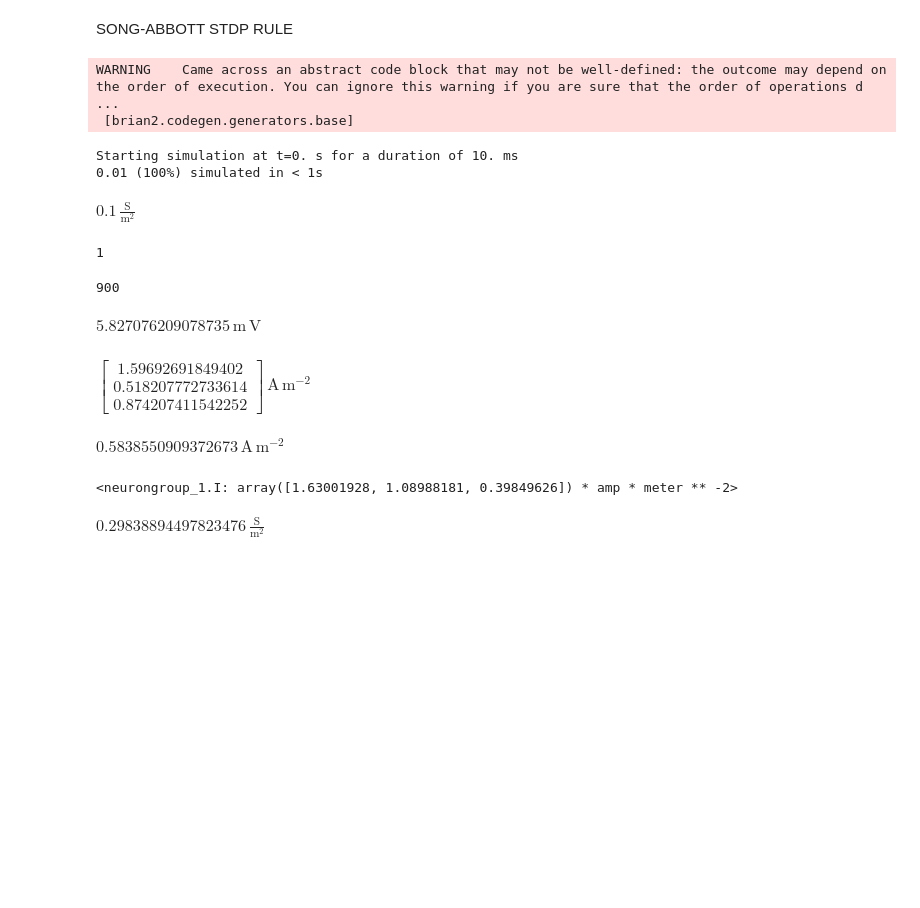
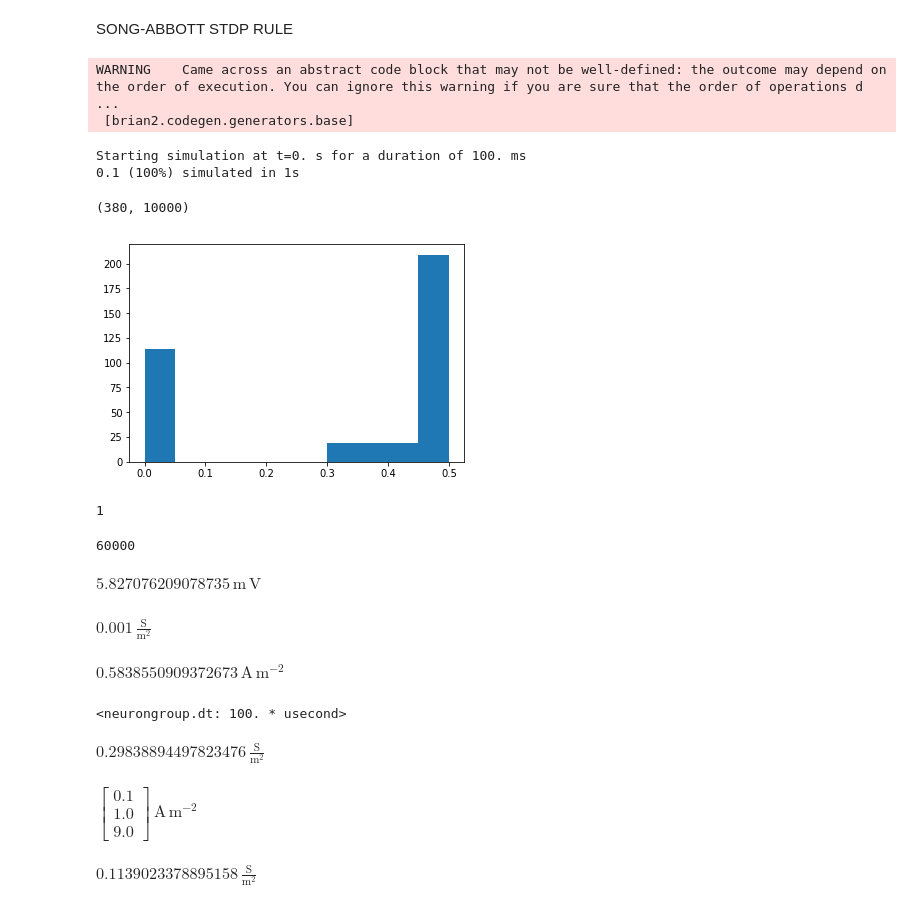
Before and after one commit to JingjinW/Neural-heterogeneity-study-based-on-STDP, a Jupyter notebook: 2002NAT_3.ipynb, the cells around one changed output. Cells and saved outputs as stored; diff of their text form; code cells hidden in the pictures; blank space fills up the shorter version.

```diff
--- a/2002NAT_3.ipynb
+++ b/2002NAT_3.ipynb
@@ -18,7 +20,9 @@ SONG-ABBOTT STDP RULE
 # %%
 start_scope()
 
-Ne = 3
+defaultclock.dt = 0.01*ms
+
+Ne = 20
 
 Cm = 1*ufarad/cm**2
 El = -67*mV
@@ -31,8 +35,8 @@ V_I = -80*mV
 V_E = 0*mV
 
 # STDP vars
-gmax = 1.0*msiemens/cm**2
-gampa0 = 0.01*msiemens/cm**2
+gmax = 1.0/Ne *msiemens/cm**2
+gampa0 = 0.01/Ne *msiemens/cm**2
 
 # gampa = 0.01*msiemens/cm**2
 # ggaba = 0.6*msiemens/cm**2
@@ -62,12 +66,12 @@ betan = 0.5*exp(-(v+57*mV)/(40*mV))/ms : Hz
 '''
 
 Ecells = NeuronGroup(Ne, eqs, threshold='v>0*mV',refractory='v > 0*mV',
-                method='rk2')
+                method='rk4')
 Ecells.v = -60*mV
 # STDP gampa start from small value
 Ecells.gampa = gampa0
-# Ecells.I = np.random.uniform(0.2, 5,Ne)*amp*meter**-2
-Ecells.I = [0.1,1.0,3.0]*amp*meter**-2
+Ecells.I = np.random.uniform(0.2, 5,Ne)*amp*meter**-2
+#Ecells.I = [0.1,1.0,(Ne-1)]*amp*meter**-2
 Me = StateMonitor(Ecells, 'v', record=True)
 
 # Synapses
@@ -75,7 +79,7 @@ tausampar = 0.2*ms
 tausampad = 2*ms
 kplus = gampa0/2
 kminus = gampa0/3
-gdelta = 1e-6 *msiemens/cm**2
+gdelta = 1e-6/Ne *msiemens/cm**2
 tau_plus = 10 *ms
 tau_minus = 10*ms
 
@@ -122,29 +126,36 @@ gampa = clip(gampa+kplus*exp((lastspike_pre-t)/tau_plus), gdelta, gmax)
 C_E_E = Synapses(Ecells, Ecells, model=eqs_ampa,
                  on_pre = eqs_pre,
                  on_post = eqs_post,
-                 method='rk2')
-# # C_E_I = Synapses(Ecells, Icells, model=eqs_ampa, method='rk2')
+                 method='rk4')
+# # C_E_I = Synapses(Ecells, Icells, model=eqs_ampa, method='rk4')
 C_E_E.connect(condition='i != j')
 # C_E_I.w[:] = 1
 
 
 mon = StateMonitor(C_E_E, 'gampa',record = True)
+#mon = StateMonitor(C_E_E, 'sampa_tot',record = True)
+#mon = StateMonitor(Ecells, 'v',record = True)
 
-
-sp_E = SpikeMonitor(Ecells,variables='v')
+#sp_E = SpikeMonitor(Ecells,variables='v')
 # sp_I = SpikeMonitor(Icells,variables='v')
 # %%
 
-run(10*ms,report='stdout')
+run(100*ms,report='stdout')
 # %% [output]
 WARNING    Came across an abstract code block that may not be well-defined: the outcome may depend on the order of execution. You can ignore this warning if you are sure that the order of operations d ...
  [brian2.codegen.generators.base]
-Starting simulation at t=0. s for a duration of 10. ms
-0.01 (100%) simulated in < 1s
+Starting simulation at t=0. s for a duration of 100. ms
+0.1 (100%) simulated in 1s
-# %%
-mon.gampa[0][1]
-# %% [output]
-$0.1\,\frac{\mathrm{S}}{\mathrm{m}^{2}}$
+# %%
+test_gampa =np.transpose(mon.gampa)
+mon.gampa.shape
+# %% [output]
+(380, 10000)
+# %%
+n, bins, patches = plt.hist(test_gampa[9999][:]/siemens*meter**2)
+plt.show()
+# %% [output]
+[figure, added]
 # %%
 test1 = True
 int(test1)
@@ -153,15 +164,15 @@ int(test1)
 # %%
 size(mon.gampa)
 # %% [output]
-900
+60000
 # %%
 sp_E.v[1]
 # %% [output]
 $5.827076209078735\,\mathrm{m}\,\mathrm{V}$
-# %%
-I
-# %% [output]
-$\left[\begin{matrix}1.59692691849402\\0.518207772733614\\0.874207411542252\end{matrix}\right]\,\mathrm{A}\,\mathrm{m}^{-2}$
+# %%
+kplus
+# %% [output]
+$0.001\,\frac{\mathrm{S}}{\mathrm{m}^{2}}$
 # %%
 I = np.random.uniform(0.2, 2)*amp*meter**-2
 # %%
@@ -169,10 +180,18 @@ I
 # %% [output]
 $0.5838550909372673\,\mathrm{A}\,\mathrm{m}^{-2}$
 # %%
-Ecells.I
+Ecells.dt
 # %% [output]
-<neurongroup_1.I: array([1.63001928, 1.08988181, 0.39849626]) * amp * meter ** -2>
+<neurongroup.dt: 100. * usecond>
 # %%
 C_E_E.gampa[1]
 # %% [output]
 $0.29838894497823476\,\frac{\mathrm{S}}{\mathrm{m}^{2}}$
+# %%
+[0.1,1.0,(Ne-1)]*amp*meter**-2
+# %% [output]
+$\left[\begin{matrix}0.1\\1.0\\9.0\end{matrix}\right]\,\mathrm{A}\,\mathrm{m}^{-2}$
+# %%
+max(test_gampa[1999][:])
+# %% [output]
+$0.1139023378895158\,\frac{\mathrm{S}}{\mathrm{m}^{2}}$
```
Also changed, not shown: parts of 9 cells of this notebook, 1 other file.
